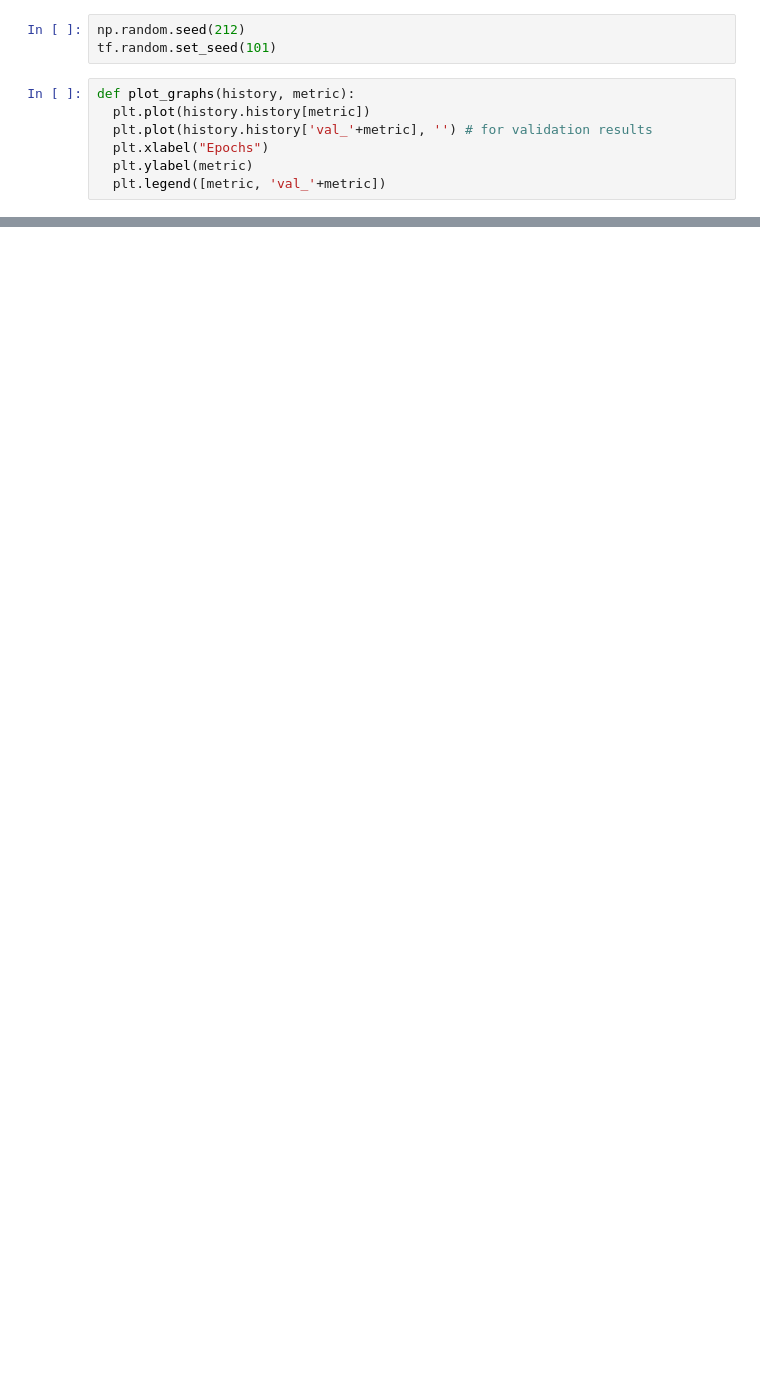
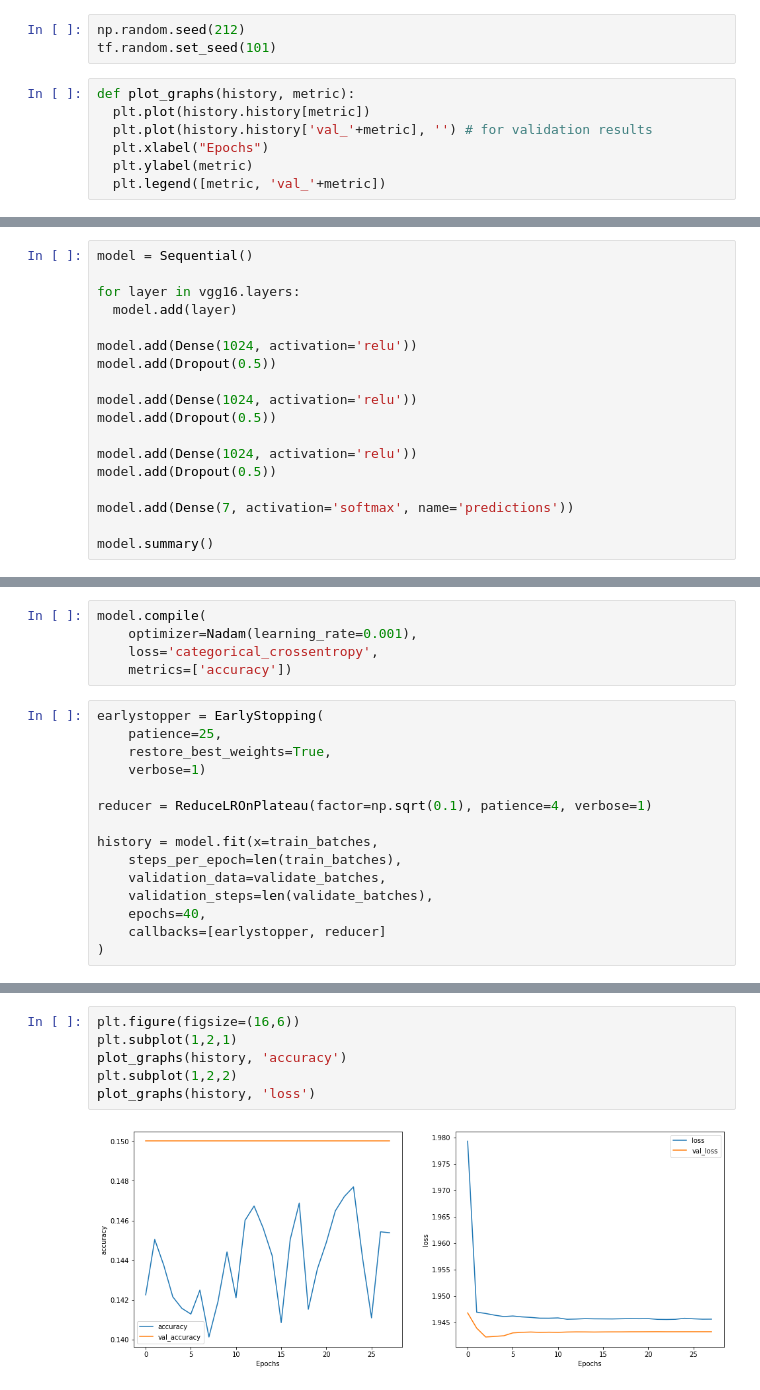
Before and after one commit to linhhvo/emotion-classifier, a Jupyter notebook: VGG.ipynb, the cells around one changed output, grey strips where cells are left out. Saved outputs shown, nothing was run; the diff lists cells and outputs as text; blank space fills up the shorter version.

```diff
--- a/VGG.ipynb
+++ b/VGG.ipynb
@@ -161,0 +305,18 @@ plot_graphs(history, 'loss')
+# %%
+model = Sequential()
+
+for layer in vgg16.layers:
+  model.add(layer)
+
+model.add(Dense(1024, activation='relu'))
+model.add(Dropout(0.5))
+
+model.add(Dense(1024, activation='relu'))
+model.add(Dropout(0.5))
+
+model.add(Dense(1024, activation='relu'))
+model.add(Dropout(0.5))
+
+model.add(Dense(7, activation='softmax', name='predictions'))
+
+model.summary()
@@ -161,0 +341,20 @@ plot_graphs(history, 'loss')
+# %%
+model.compile(
+    optimizer=Nadam(learning_rate=0.001),
+    loss='categorical_crossentropy',
+    metrics=['accuracy'])
+# %%
+earlystopper = EarlyStopping(
+    patience=25,
+    restore_best_weights=True,
+    verbose=1)
+
+reducer = ReduceLROnPlateau(factor=np.sqrt(0.1), patience=4, verbose=1)
+
+history = model.fit(x=train_batches,
+    steps_per_epoch=len(train_batches),
+    validation_data=validate_batches,
+    validation_steps=len(validate_batches),
+    epochs=40,
+    callbacks=[earlystopper, reducer]
+)
@@ -161,0 +379,8 @@ plot_graphs(history, 'loss')
+# %%
+plt.figure(figsize=(16,6))
+plt.subplot(1,2,1)
+plot_graphs(history, 'accuracy')
+plt.subplot(1,2,2)
+plot_graphs(history, 'loss')
+# %% [output]
+[figure, added]
```
Also changed, not shown: parts of 33 cells of this notebook.
